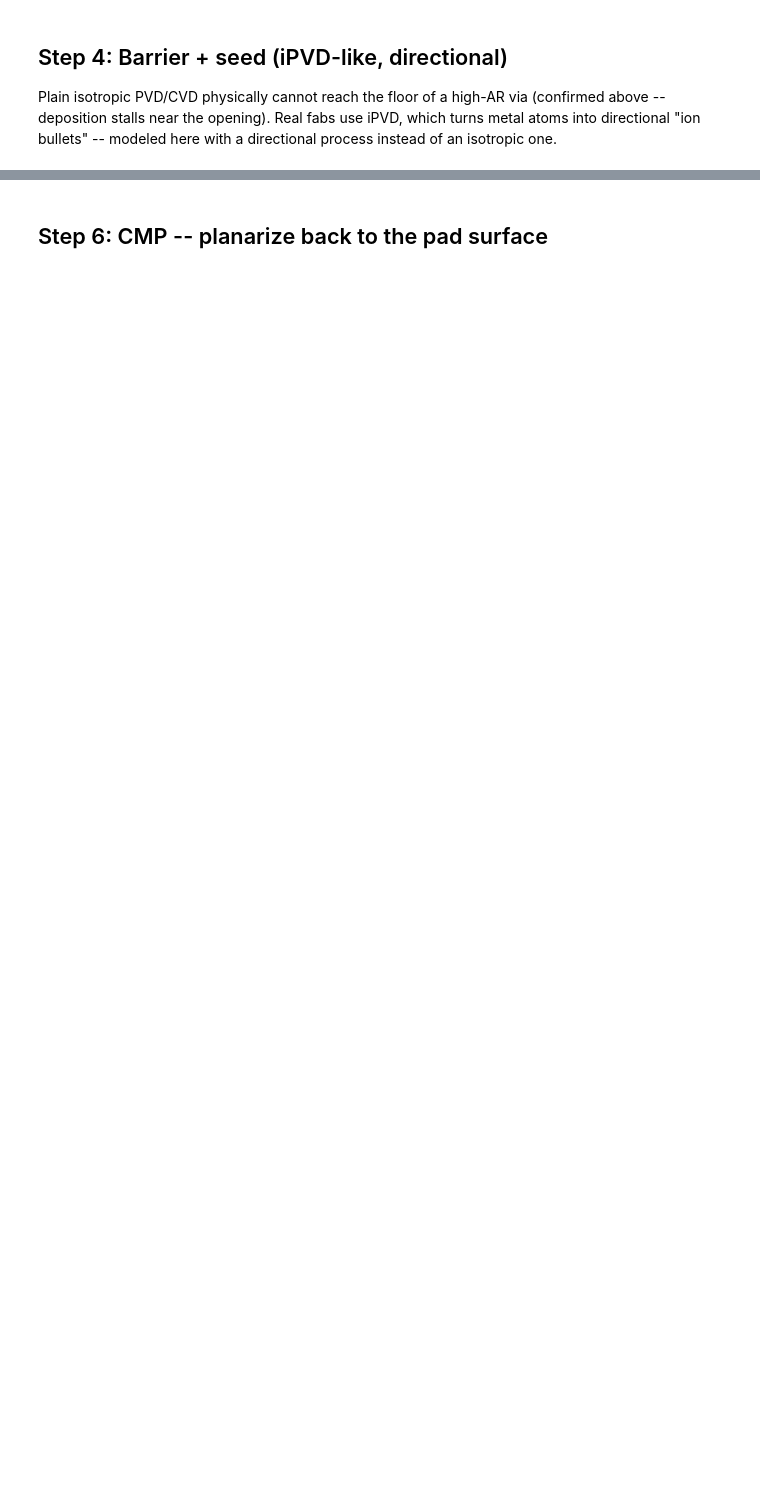
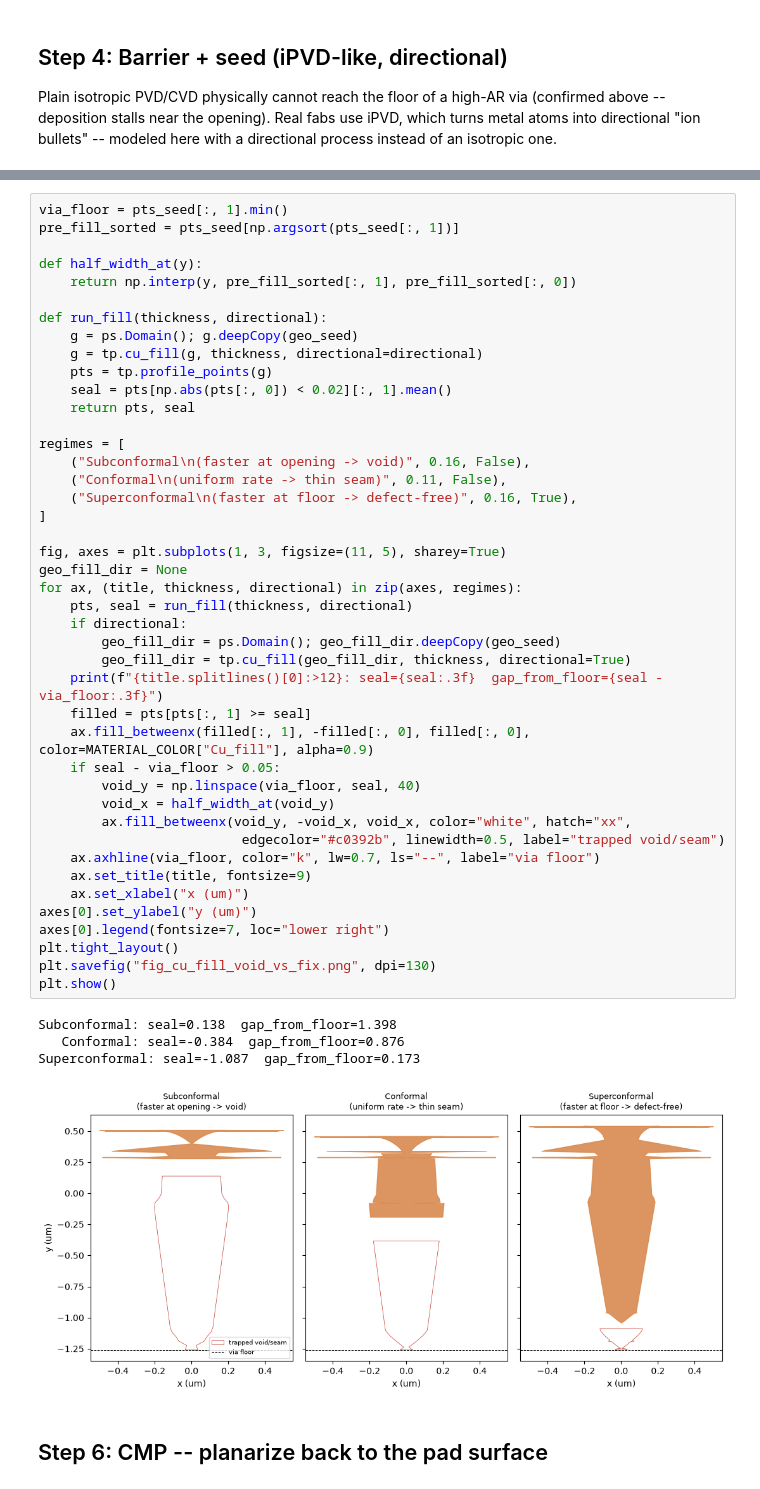
Before and after one commit to haomingkoo/ViennaPS-HBM, a Jupyter notebook: tsv_traveler.ipynb, the cells around one changed output, grey strips where cells are left out. Cells and saved outputs as stored; diff of their text form; blank space fills up the shorter version.

```diff
--- a/tsv_traveler.ipynb
+++ b/tsv_traveler.ipynb
@@ -273,3 +229,51 @@ directional fill reaches: -1.037  (residual gap ~0.233)
+# %%
+via_floor = pts_seed[:, 1].min()
+pre_fill_sorted = pts_seed[np.argsort(pts_seed[:, 1])]
+
+def half_width_at(y):
+    return np.interp(y, pre_fill_sorted[:, 1], pre_fill_sorted[:, 0])
+
+def run_fill(thickness, directional):
+    g = ps.Domain(); g.deepCopy(geo_seed)
+    g = tp.cu_fill(g, thickness, directional=directional)
+    pts = tp.profile_points(g)
+    seal = pts[np.abs(pts[:, 0]) < 0.02][:, 1].mean()
+    return pts, seal
+
+regimes = [
+    ("Subconformal\n(faster at opening -> void)", 0.16, False),
+    ("Conformal\n(uniform rate -> thin seam)", 0.11, False),
+    ("Superconformal\n(faster at floor -> defect-free)", 0.16, True),
+]
+
+fig, axes = plt.subplots(1, 3, figsize=(11, 5), sharey=True)
+geo_fill_dir = None
+for ax, (title, thickness, directional) in zip(axes, regimes):
+    pts, seal = run_fill(thickness, directional)
+    if directional:
+        geo_fill_dir = ps.Domain(); geo_fill_dir.deepCopy(geo_seed)
+        geo_fill_dir = tp.cu_fill(geo_fill_dir, thickness, directional=True)
+    print(f"{title.splitlines()[0]:>12}: seal={seal:.3f}  gap_from_floor={seal - via_floor:.3f}")
+    filled = pts[pts[:, 1] >= seal]
+    ax.fill_betweenx(filled[:, 1], -filled[:, 0], filled[:, 0], color=MATERIAL_COLOR["Cu_fill"], alpha=0.9)
+    if seal - via_floor > 0.05:
+        void_y = np.linspace(via_floor, seal, 40)
+        void_x = half_width_at(void_y)
+        ax.fill_betweenx(void_y, -void_x, void_x, color="white", hatch="xx",
+                          edgecolor="#c0392b", linewidth=0.5, label="trapped void/seam")
+    ax.axhline(via_floor, color="k", lw=0.7, ls="--", label="via floor")
+    ax.set_title(title, fontsize=9)
+    ax.set_xlabel("x (um)")
+axes[0].set_ylabel("y (um)")
+axes[0].legend(fontsize=7, loc="lower right")
+plt.tight_layout()
+plt.savefig("fig_cu_fill_void_vs_fix.png", dpi=130)
+plt.show()
+# %% [output]
+Subconformal: seal=0.138  gap_from_floor=1.398
+   Conformal: seal=-0.384  gap_from_floor=0.876
+Superconformal: seal=-1.087  gap_from_floor=0.173
+[figure, added]
 # %% [markdown]
 ## Step 6: CMP -- planarize back to the pad surface
 # %%
```
Also changed, not shown: parts of 8 cells of this notebook, 14 other files.
